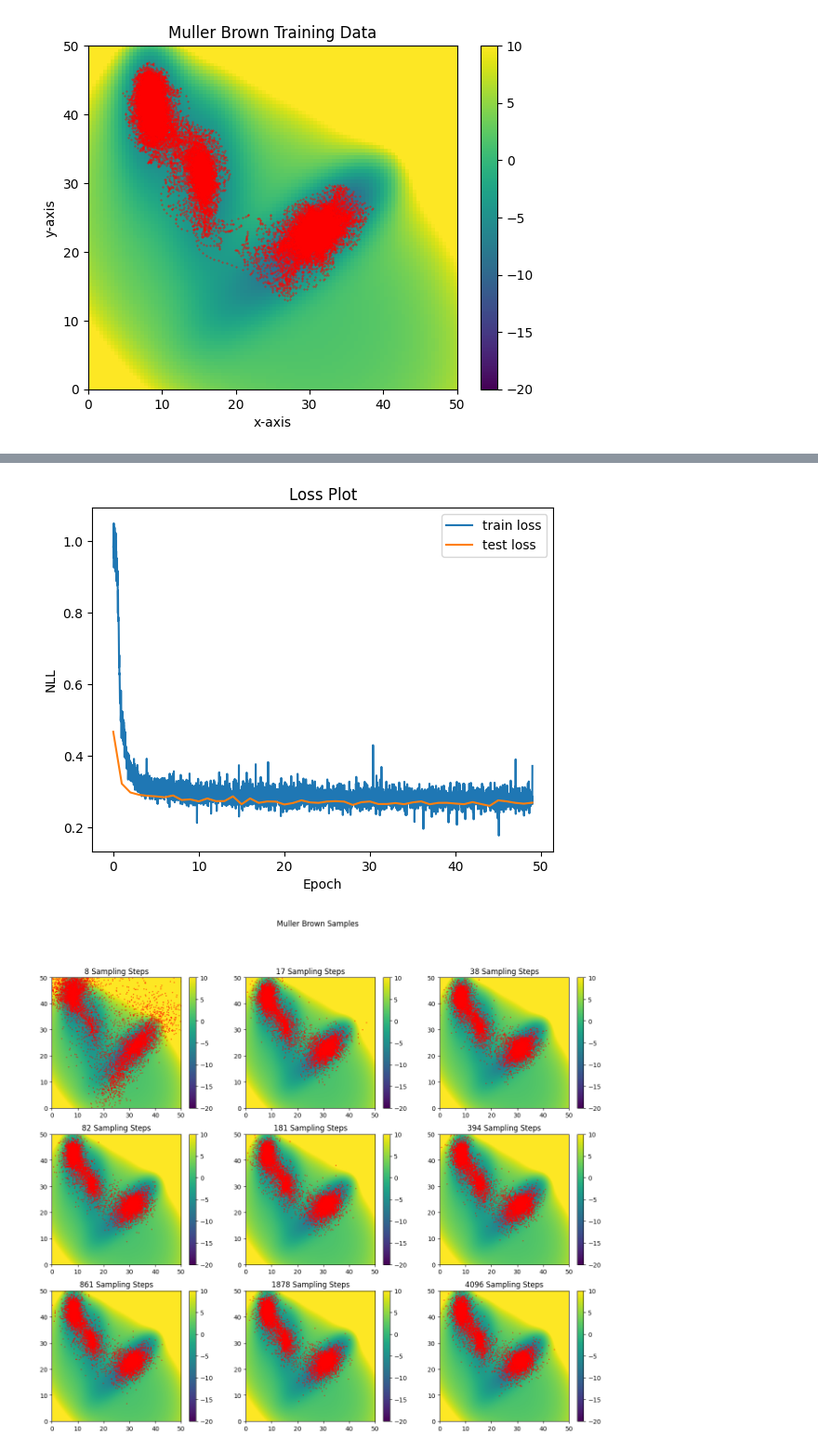
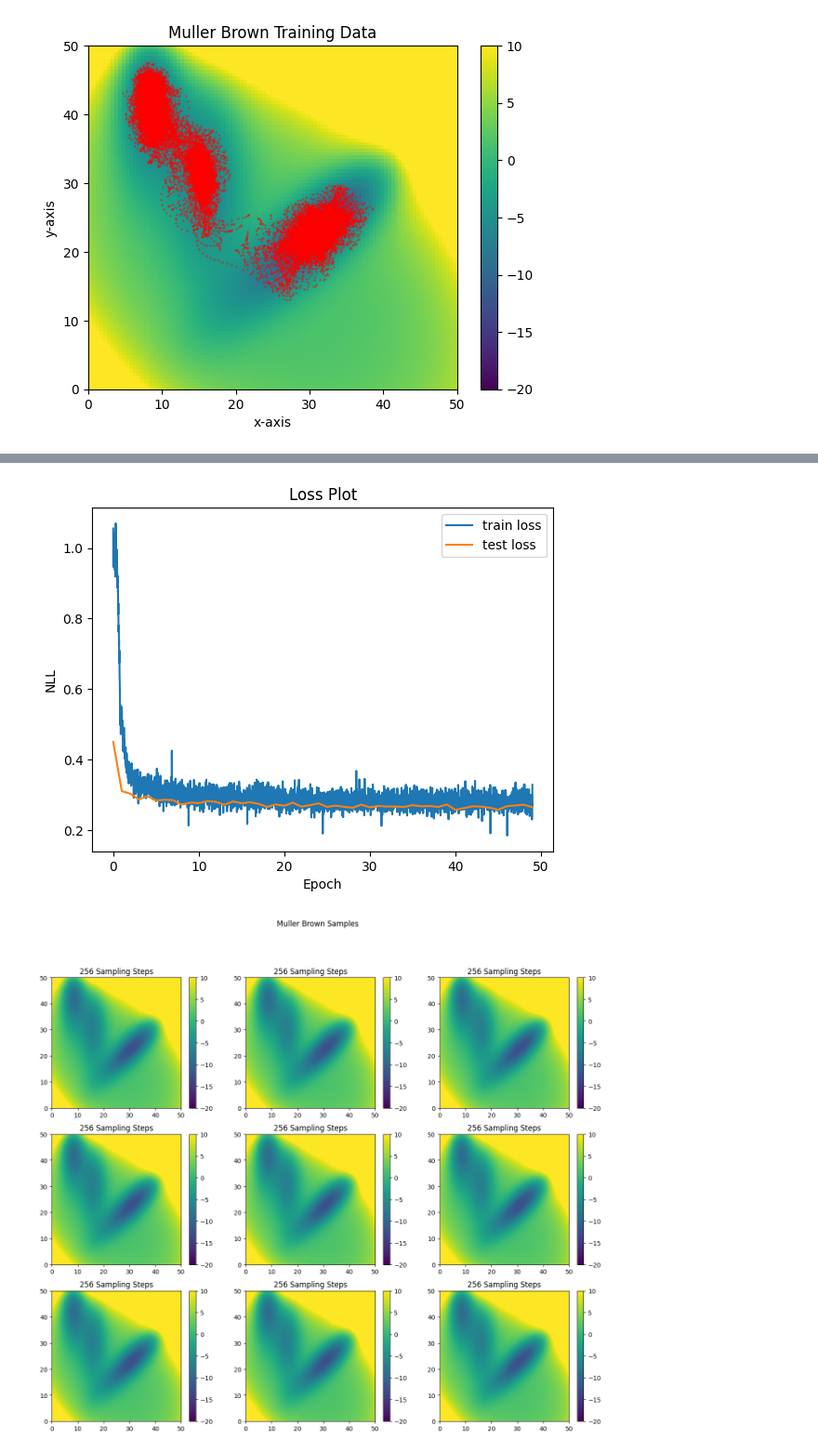
Before and after one commit to michael-psenka/OM-TPS, a Jupyter notebook: train_diffusion_mb.ipynb, the cells around one changed output, grey strips where cells are left out. Shown at 93% size. Cells and saved outputs as stored; diff of their text form; code cells hidden in the pictures.

Commit message:
start incorporating interpolation for mb diffusion, messed up sampling somehow

```diff
--- a/train_diffusion_mb.ipynb
+++ b/train_diffusion_mb.ipynb
@@ -8,6 +8,30 @@ import numpy as np
 import matplotlib.pyplot as plt
 
 # Utility Functions
+def slerp(v0, v1, t, DOT_THRESHOLD=0.9995):
+    """
+    Spherical linear interpolation between two vectors.
+    Source: Andrej Karpathy's gist: https://gist.github.com/karpathy/00103b0037c5aaea32fe1da1af553355
+    Args:
+        v0 (torch.Tensor): the first vector
+        v1 (torch.Tensor): the second vector
+        t (torch.Tensor): scalar from 0 to 1 parameterizing the interpolation
+    """
+    v0 = v0.detach().cpu().numpy()
+    v1 = v1.detach().cpu().numpy()
+
+    dot = np.sum(v0 * v1 / (np.linalg.norm(v0) * np.linalg.norm(v1)))
+    if np.abs(dot) > DOT_THRESHOLD:
+        v2 = (1 - t) * v0 + t * v1  # simple linear interpolation
+    else:
+        theta_0 = np.arccos(dot)  # angle between latent vectors
+        sin_theta_0 = np.sin(theta_0)
+        theta_t = theta_0 * t
+        sin_theta_t = np.sin(theta_t)
+        s0 = np.sin(theta_0 - theta_t) / sin_theta_0
+        s1 = sin_theta_t / sin_theta_0
+        v2 = s0 * v0 + s1 * v1
+    return v2
 
 def from_numpy(*args, **kwargs):
     return torch.from_numpy(*args, **kwargs).float().to(device)
@@ -269,10 +318,10 @@ def train_mb_diffusion(train_dataset, test_dataset, model, device):
 # %%
 device = torch.device(torch.cuda.current_device())
-model = DiffusionMLP(3, 64, 2, device).to(device).to(torch.float32)
-train_losses, test_losses, all_samples = train_mb_diffusion(train_dataset, test_dataset, model, device)
+model = DiffusionMLP(3, 64, 2, 256, device).to(device).to(torch.float32)
+train_losses, test_losses = train_mb_diffusion(train_dataset, test_dataset, model, device)
 # %%
-steps = np.power(2, np.linspace(3, 12, 9)).astype(int)
-all_samples = torch.stack([model.sample(10000, step, temperature = 1.5) for step in steps])
+steps = [256] * 9
+all_samples = torch.stack([model.sample(10000, temperature = 1.25) for _ in steps])
 all_samples = all_samples*torch.tensor(train_dataset.std).to(device).to(torch.float32) + torch.tensor(train_dataset.mean).to(device).to(torch.float32)
 
 plot_results(train_losses, test_losses, np.flip(get_numpy(all_samples), axis = -1), steps)
@@ -282,5 +331,5 @@ Final Test Loss: 0.2689
-[figure, old version]
+[figure, new version]
-[figure, old version]
+[figure, new version]
 [figure]
 # %%
 print([torch.logical_and(all_samples[i] >-6, all_samples[i] < 50).count_nonzero().item() / (all_samples.shape[1] * all_samples.shape[2]) for i in range(all_samples.shape[0])])
```
Also changed, not shown: parts of 5 cells of this notebook.
